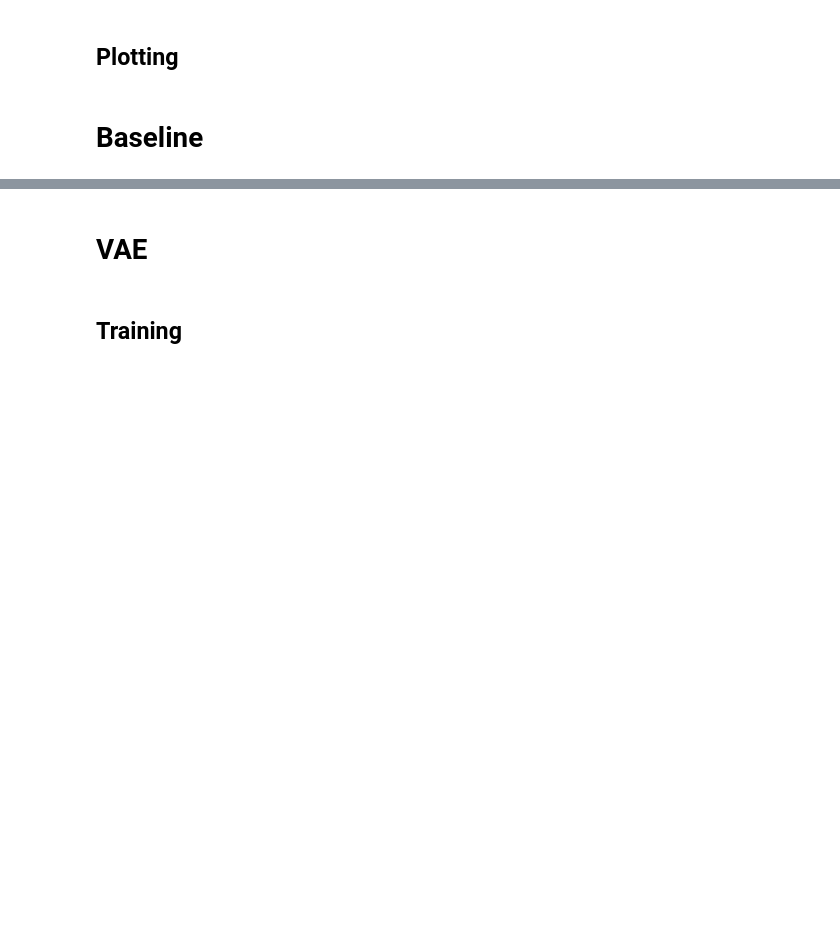
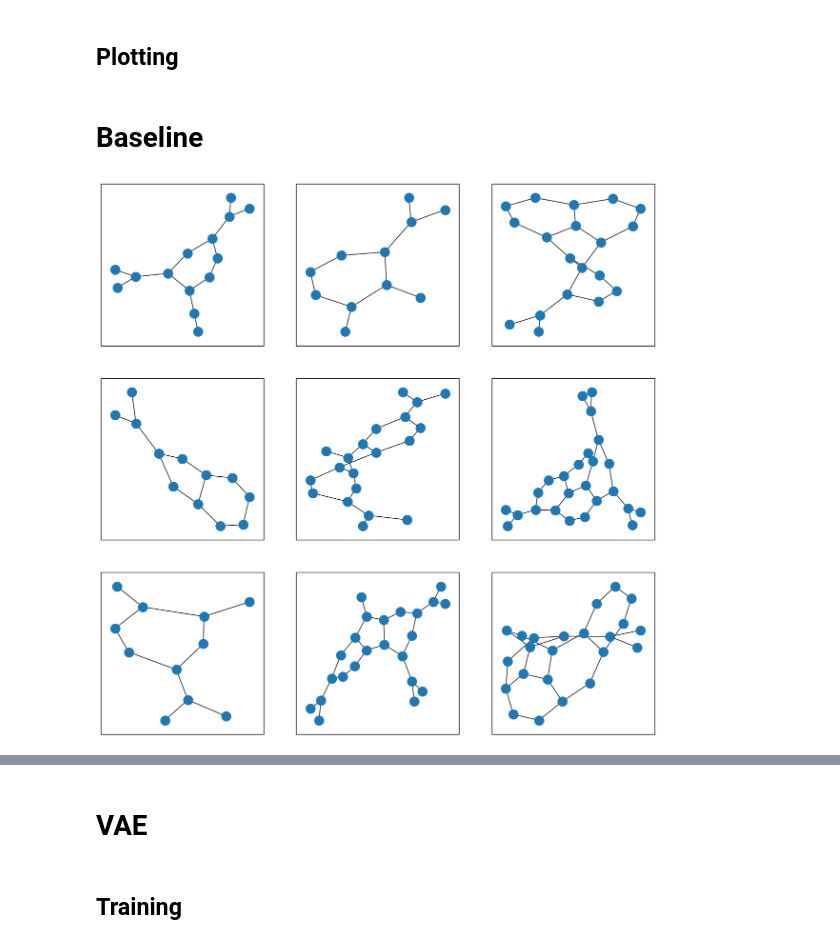
Before and after one commit to EmilieNilsson1/adv-ml, a Jupyter notebook: block3/handin_3.ipynb, the cells around one changed output, grey strips where cells are left out. Cells and saved outputs as stored; diff of their text form; code cells hidden in the pictures; blank space fills up the shorter version.

```diff
--- a/block3/handin_3.ipynb
+++ b/block3/handin_3.ipynb
@@ -24,7 +24,7 @@ def construct_adj_matrix(edge_index, batch):
     global_to_local_idx = torch.hstack([torch.arange(g_size) for g_size in g_sizes])
     A[gs, global_to_local_idx[edge_index[0]], global_to_local_idx[edge_index[1]]] = 1
     # A = A + A.permute(0, 2, 1) # Edges both ways - Already is
-    return A
+    return A, g_sizes
 # %% [markdown]
 ## Dataset
 # %%
@@ -84,3 +49,38 @@ def draw_graphs(As_ordered : np.ndarray, node_counts : np.ndarray) -> None:
+# %%
+def plot_graph(ax, A):
+    G = nx.from_numpy_array(A)  # Create a graph from the adjacency matrix
+
+    nx.draw(G, ax=ax, node_size=int(200))
+
+    rect = patches.Rectangle((0, 0), 1, 1,             # Coordinates and size
+                                transform=ax.transAxes,   # Use Axes coordinates
+                                linewidth=1,
+                                edgecolor='black',
+                                facecolor='none',         # No fill
+                                clip_on=False,            # Draw lines even if slightly outside bounds
+                                zorder=10)                # Draw on top
+
+    # Add the rectangle to the Axes
+    ax.add_patch(rect)
+
+
+def draw_graphs(As : np.ndarray, w, h) -> None:
+    """
+    Draw a graph using NetworkX and Matplotlib
+
+    Args:
+        As_ordered (np.ndarray): Adjacency matricies of graphs. Each adjacency matrix is assumed to be
+        ordered by the node degree.
+        node_counts (np.ndarray): Number of nodes in each graph
+    """
+    plt.figure(figsize=(w * 5, h * 5))
+    for i, A in enumerate(As):
+        ax = plt.subplot(h, w, i+1)
+        plot_graph(ax, A)
+
+    # w = np.ceil(np.sqrt(len(As_ordered))).astype(int)  # Number of rows
+    # h = np.ceil(len(As_ordered) / w).astype(int)  # Number of columns
+    # A = A[:num_nodes,:num_nodes].astype(int)
 # %% [markdown]
 # Baseline
 # %%
@@ -126,0 +127,9 @@ baseline_As, baseline_node_counts = generate_Erdos_Renyi(train_dataset, N_SAMPLE
+# %%
+# Show actual training graphs
+batch = next(iter(train_loader))
+GT_As, GT_graph_lengths = construct_adj_matrix(batch['edge_index'], batch['batch'])
+GT_As = GT_As.detach().numpy()
+
+draw_graphs([A[:GT_graph_lengths[i],:GT_graph_lengths[i]] for i, A in enumerate(GT_As[:9])], 3, 3)
+# %% [output]
+[figure, added]
```
Also changed, not shown: parts of 17 cells of this notebook.
